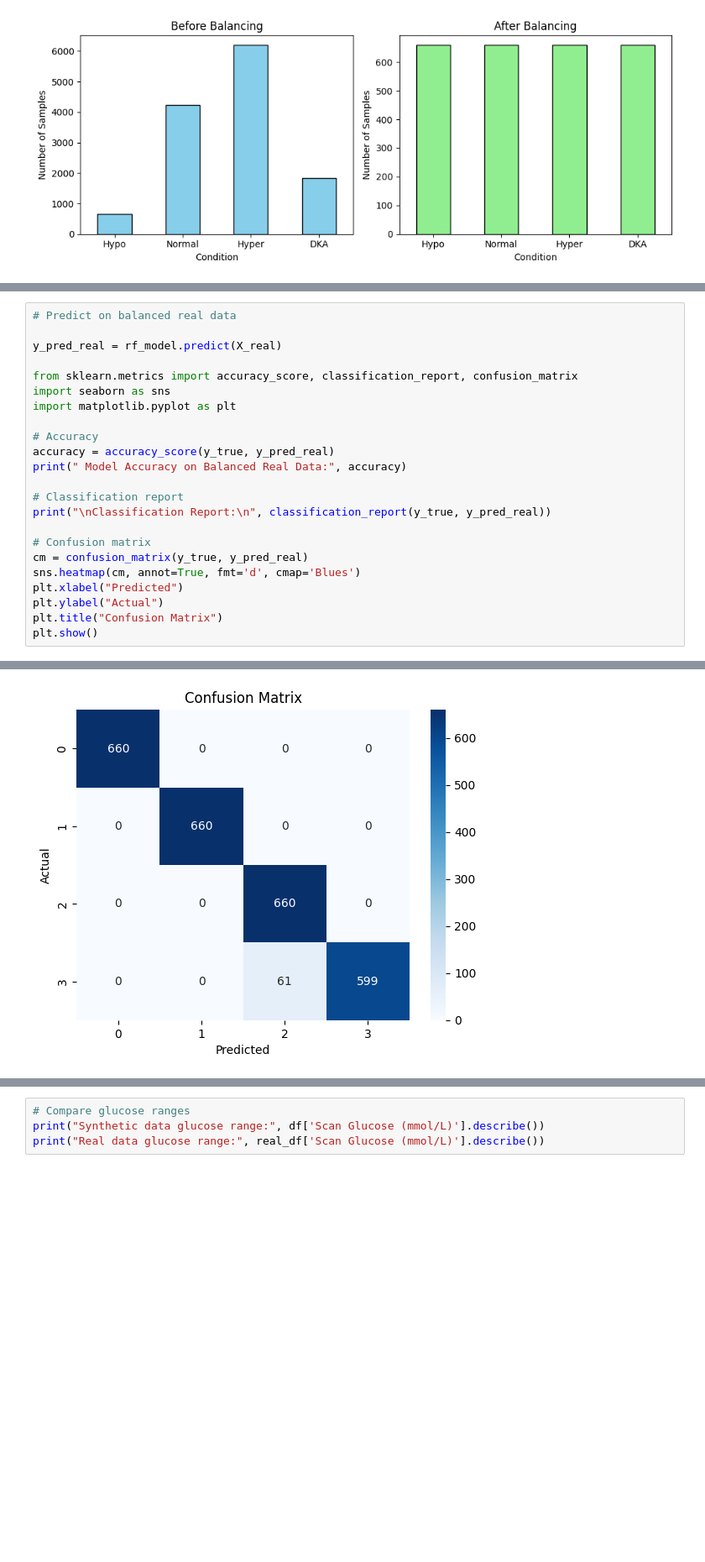
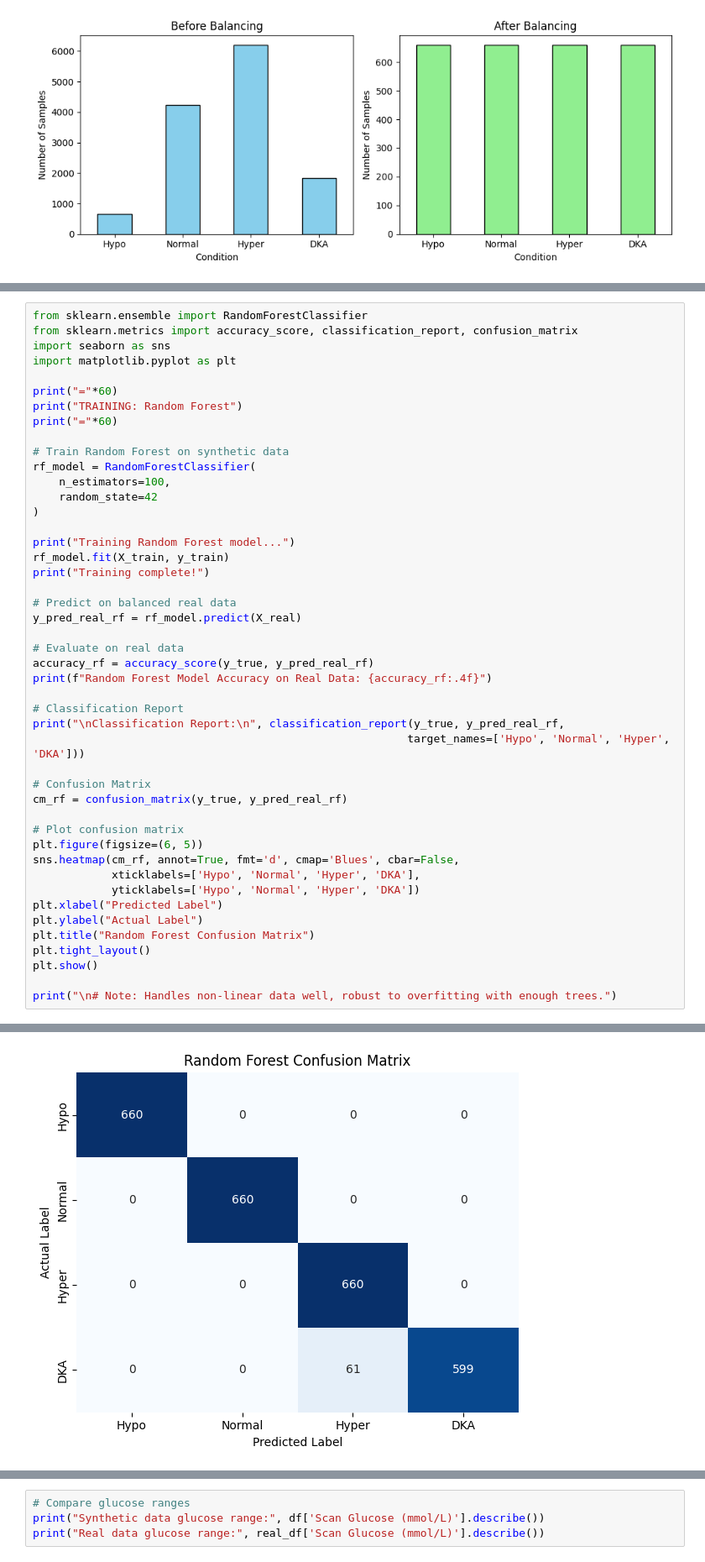
Before and after one commit to M-Bless/Diabetes-project, a Jupyter notebook: diabetes_analysis_train.ipynb, the cells around one changed output, grey strips where cells are left out. Shown at 84% size. Saved outputs shown, nothing was run; the diff lists cells and outputs as text; blank space fills up the shorter version.

```diff
--- a/diabetes_analysis_train.ipynb
+++ b/diabetes_analysis_train.ipynb
@@ -536,24 +547,47 @@ Missing values: 0
 # %%
-# Predict on balanced real data
-
-y_pred_real = rf_model.predict(X_real)
-
+from sklearn.ensemble import RandomForestClassifier
 from sklearn.metrics import accuracy_score, classification_report, confusion_matrix
 import seaborn as sns
 import matplotlib.pyplot as plt
 
-# Accuracy
-accuracy = accuracy_score(y_true, y_pred_real)
-print(" Model Accuracy on Balanced Real Data:", accuracy)
+print("="*60)
+print("TRAINING: Random Forest")
+print("="*60)
 
-# Classification report
-print("\nClassification Report:\n", classification_report(y_true, y_pred_real))
+# Train Random Forest on synthetic data
+rf_model = RandomForestClassifier(
+    n_estimators=100,
+    random_state=42
+)
 
-# Confusion matrix
-cm = confusion_matrix(y_true, y_pred_real)
-sns.heatmap(cm, annot=True, fmt='d', cmap='Blues')
-plt.xlabel("Predicted")
-plt.ylabel("Actual")
-plt.title("Confusion Matrix")
+print("Training Random Forest model...")
+rf_model.fit(X_train, y_train)
+print("Training complete!")
+
+# Predict on balanced real data
+y_pred_real_rf = rf_model.predict(X_real)
+
+# Evaluate on real data
+accuracy_rf = accuracy_score(y_true, y_pred_real_rf)
+print(f"Random Forest Model Accuracy on Real Data: {accuracy_rf:.4f}")
+
+# Classification Report
+print("\nClassification Report:\n", classification_report(y_true, y_pred_real_rf,
+                                                         target_names=['Hypo', 'Normal', 'Hyper', 'DKA']))
+
+# Confusion Matrix
+cm_rf = confusion_matrix(y_true, y_pred_real_rf)
+
+# Plot confusion matrix
+plt.figure(figsize=(6, 5))
+sns.heatmap(cm_rf, annot=True, fmt='d', cmap='Blues', cbar=False,
+            xticklabels=['Hypo', 'Normal', 'Hyper', 'DKA'],
+            yticklabels=['Hypo', 'Normal', 'Hyper', 'DKA'])
+plt.xlabel("Predicted Label")
+plt.ylabel("Actual Label")
+plt.title("Random Forest Confusion Matrix")
+plt.tight_layout()
 plt.show()
+
+print("\n# Note: Handles non-linear data well, robust to overfitting with enough trees.")
 # %% [output]
@@ -569,5 +608,5 @@ Classification Report:
 
     accuracy                           0.98      2640
    macro avg       0.98      0.98      0.98      2640
 weighted avg       0.98      0.98      0.98      2640
-[figure, old version]
+[figure, new version]
```
Also changed, not shown: parts of 8 cells of this notebook, 4 other files.
